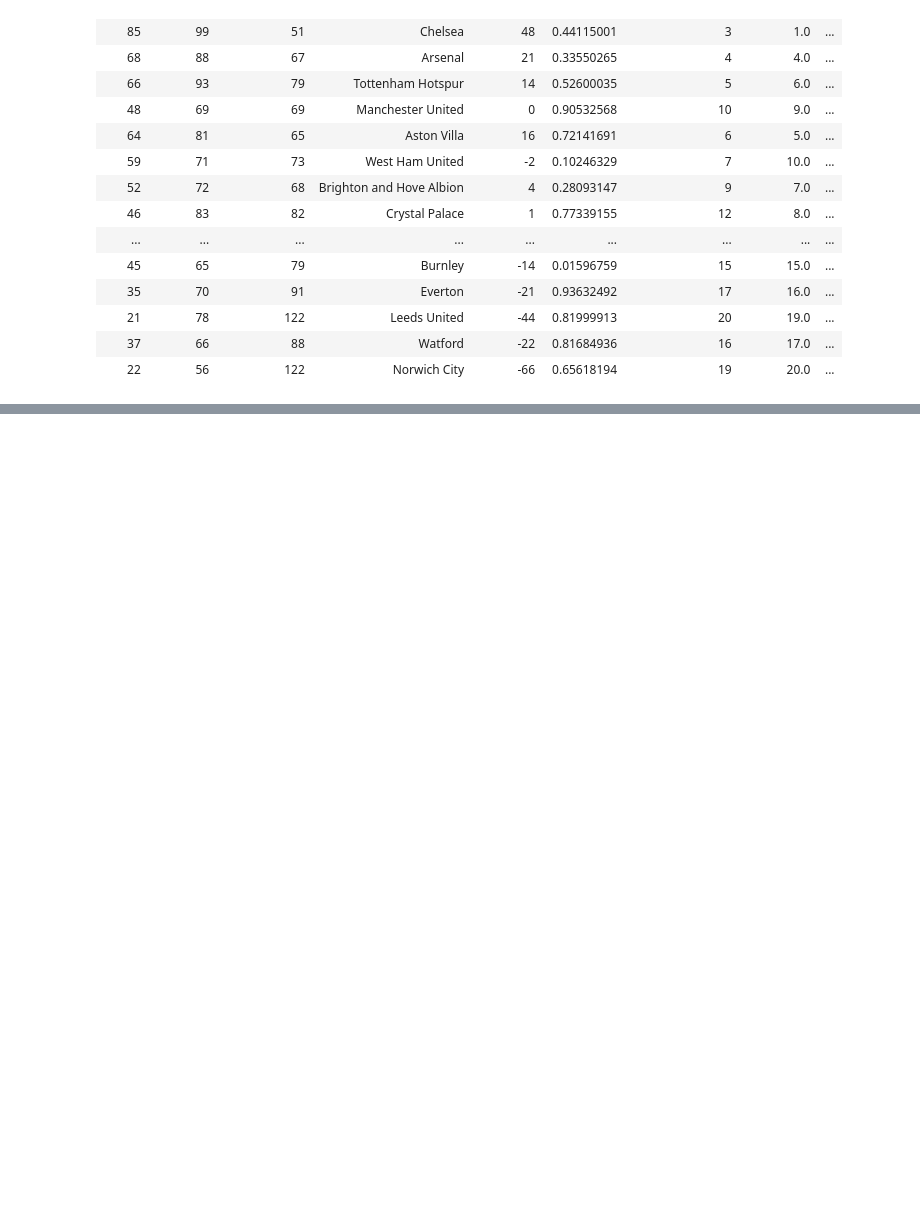
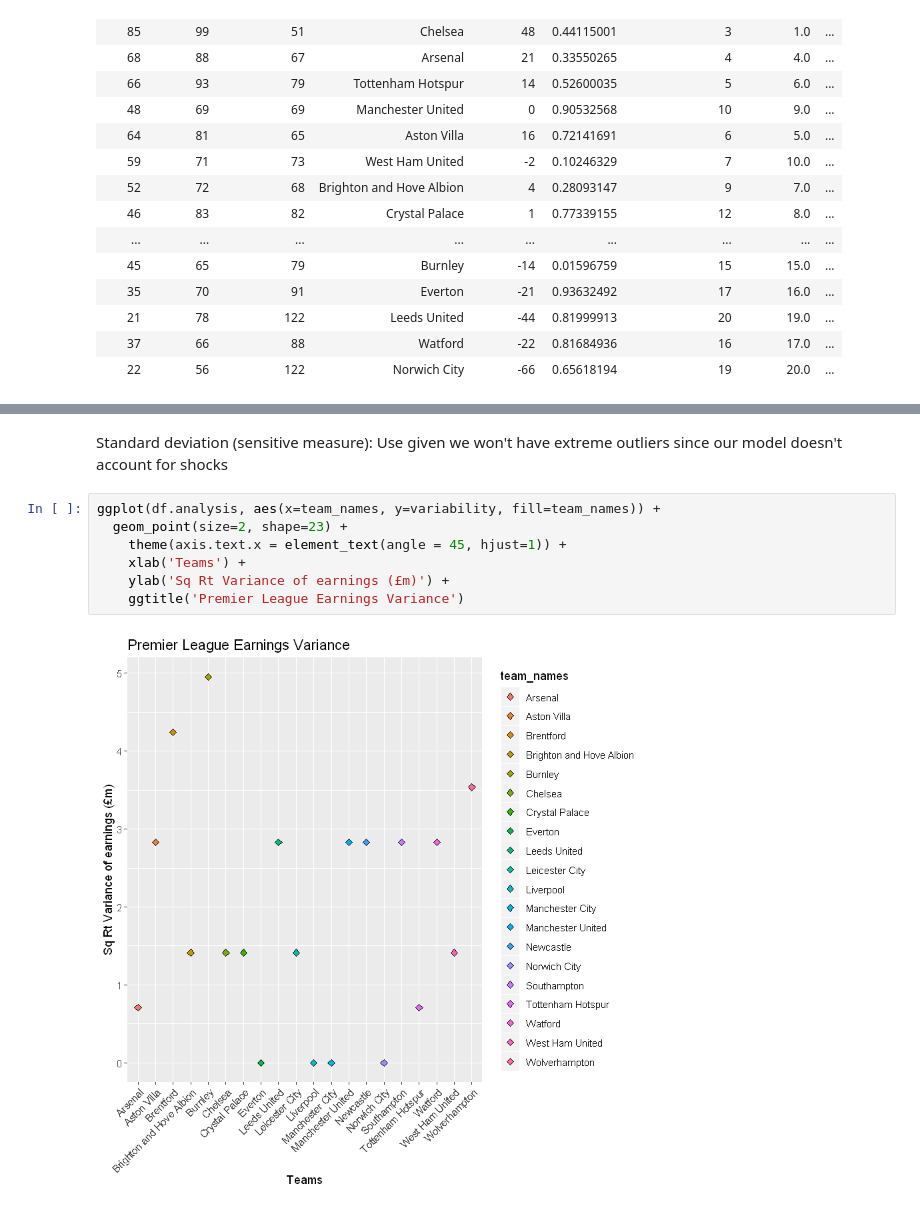
Before and after one commit to kakochanowski/Predicting_Monopoly_Optimization, a Jupyter notebook: Assignment2_Koch_Liu_Uhlein.ipynb, the cells around one changed output, grey strips where cells are left out. Saved outputs shown, nothing was run; the diff lists cells and outputs as text; blank space fills up the shorter version.

```diff
--- a/Assignment2_Koch_Liu_Uhlein.ipynb
+++ b/Assignment2_Koch_Liu_Uhlein.ipynb
@@ -291,0 +305,12 @@ ggplot(df.analysis, aes(x=reorder(team_names,-avg_prize), y=avg_prize, fill=team
+# %% [markdown]
+Standard deviation (sensitive measure):
+Use given we won't have extreme outliers since our model doesn't account for shocks
+# %%
+ggplot(df.analysis, aes(x=team_names, y=variability, fill=team_names)) +
+  geom_point(size=2, shape=23) +
+    theme(axis.text.x = element_text(angle = 45, hjust=1)) +
+    xlab('Teams') +
+    ylab('Sq Rt Variance of earnings (£m)') +
+    ggtitle('Premier League Earnings Variance')
+# %% [output]
+[figure, added]
```
Also changed, not shown: parts of 15 cells of this notebook.
